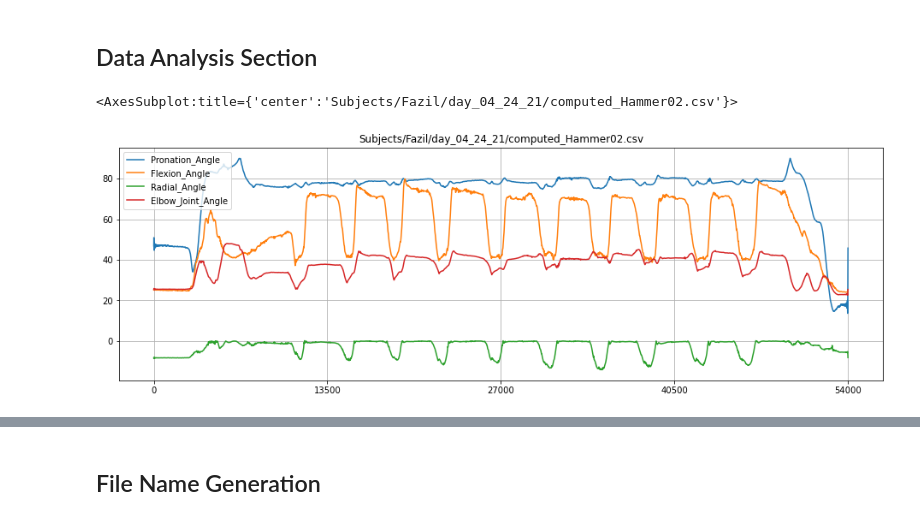
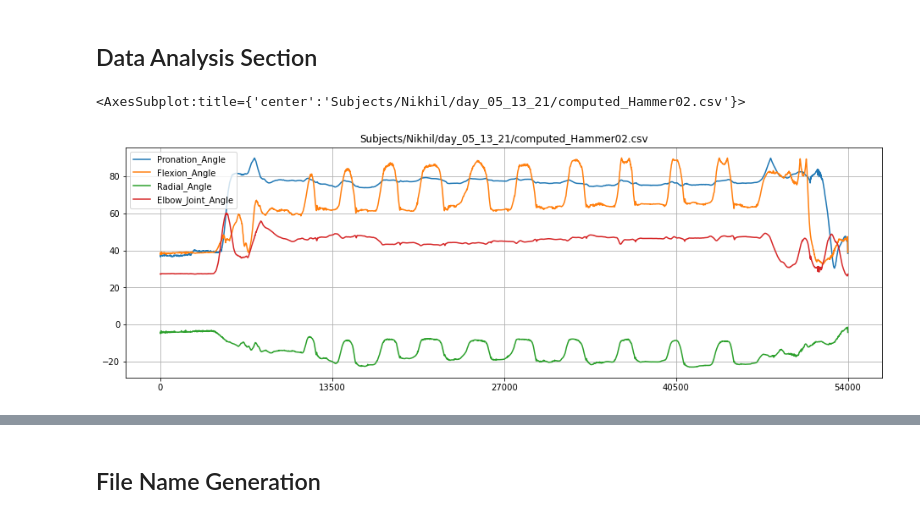
Before and after one commit to fazildgr8/wrist_control_CNN_AWEAR, a Jupyter notebook: DTM_Classifier.ipynb, the cells around one changed output, grey strips where cells are left out. Cells and saved outputs as stored; diff of their text form; code cells hidden in the pictures.

```diff
--- a/DTM_Classifier.ipynb
+++ b/DTM_Classifier.ipynb
@@ -15,14 +15,14 @@ from pickle import load
 # %% [markdown]
 ## Data Analysis Section
 # %%
-file = 'Subjects/Fazil/day_04_24_21/computed_Hammer02.csv'
+file = 'Subjects/Nikhil/day_05_13_21/computed_Hammer02.csv'
 emg_labels = ['EMG1','EMG2','EMG3','EMG4','EMG5','EMG6','EMG7','EMG8']
 angle_lables = ['Pronation_Angle','Flexion_Angle',  'Radial_Angle','Elbow_Joint_Angle']
 df = pd.read_csv(file,index_col=0)
 df[angle_lables].plot(figsize=(16,5),title=file,grid=True,xticks=np.linspace(0,len(df),5))
 # %% [output]
-<AxesSubplot:title={'center':'Subjects/Fazil/day_04_24_21/computed_Hammer02.csv'}>
+<AxesSubplot:title={'center':'Subjects/Nikhil/day_05_13_21/computed_Hammer02.csv'}>
-[figure, old version]
+[figure, new version]
 # %%
 X, y = prep_data_DTM(df,400,interval=10,Normalize=False,plot=True,angle_thresh=0.008,rms=False)
 X.shape
```
Also changed, not shown: parts of 14 cells of this notebook, 7 other files.
